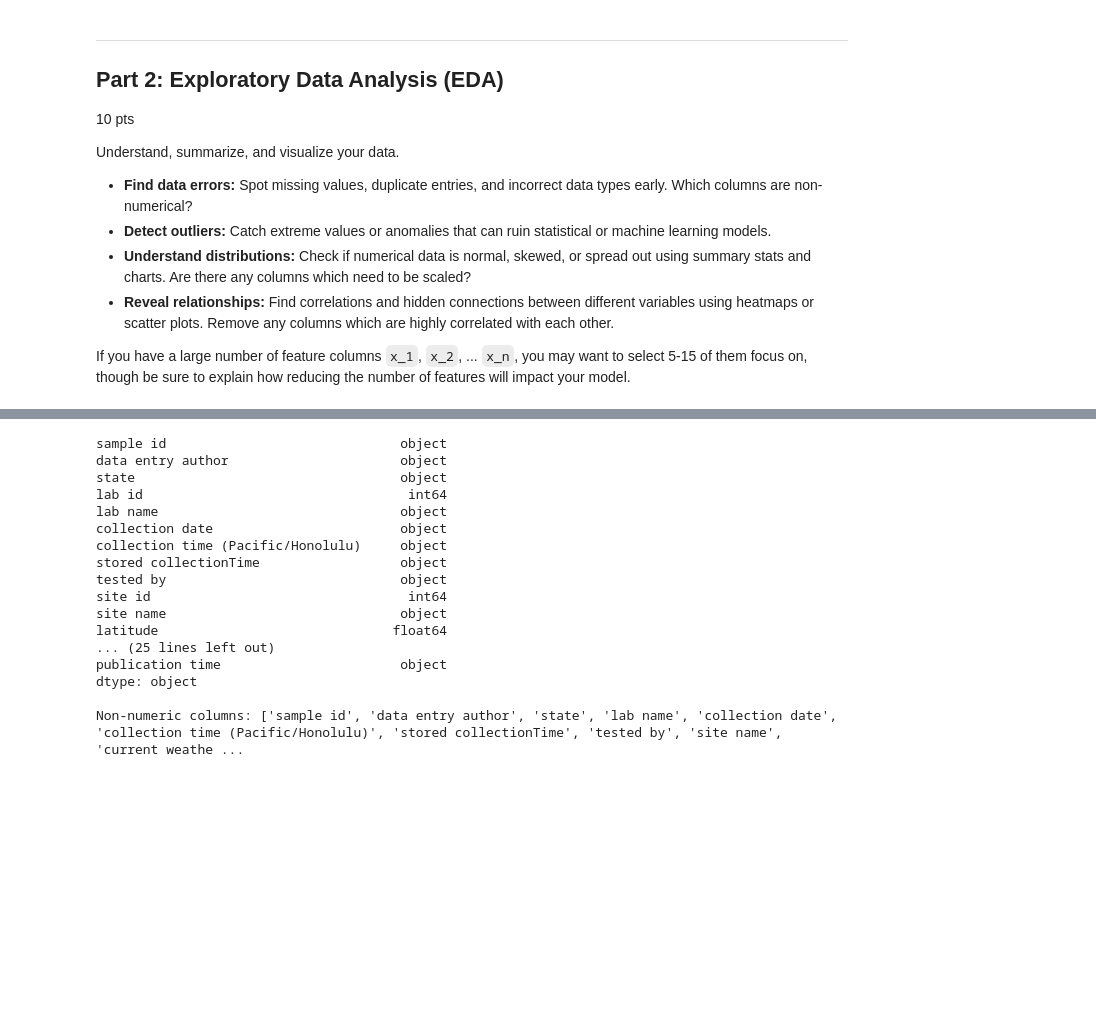
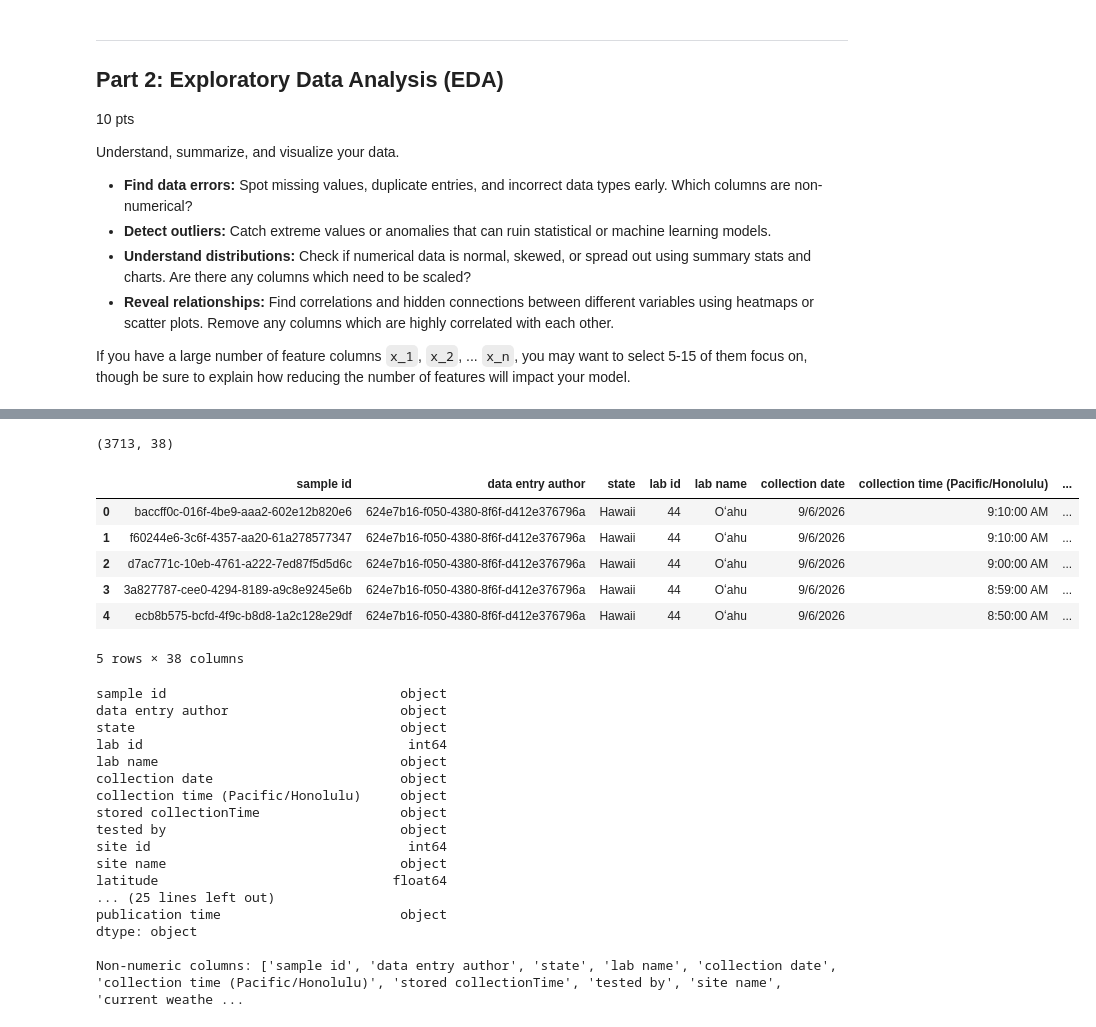
Before and after one commit to aliiilad/Bacteria-Level-Monitor, a Jupyter notebook: notebooks/U02_L050_LRProject.ipynb, the cells around one changed output, grey strips where cells are left out. Saved outputs shown, nothing was run; the diff lists cells and outputs as text; code cells hidden in the pictures; blank space fills up the shorter version.

```diff
--- a/notebooks/U02_L050_LRProject.ipynb
+++ b/notebooks/U02_L050_LRProject.ipynb
@@ -67,12 +78,21 @@ Saving surfrider_raw.csv to surfrider_raw.csv
 # %%
 # Imports and load the raw Surfrider export (one row = one lab result for one site/day).
 import numpy as np
 import pandas as pd
 import matplotlib.pyplot as plt
 
-df = pd.read_csv("surfrider_raw.csv")
+df = pd.read_csv(find_data("surfrider_raw.csv"))
 print(df.shape)
 df.head()
+# %% [output]
+(3713, 38)
+|  | sample id | data entry author | state | lab id | lab name | collection date | collection time (Pacific/Honolulu) | ... |
+| 0 | baccff0c-016f-4be9-aaa2-602e12b820e6 | 624e7b16-f050-4380-8f6f-d412e376796a | Hawaii | 44 | Oʻahu | 9/6/2026 | 9:10:00 AM | ... |
+| 1 | f60244e6-3c6f-4357-aa20-61a278577347 | 624e7b16-f050-4380-8f6f-d412e376796a | Hawaii | 44 | Oʻahu | 9/6/2026 | 9:10:00 AM | ... |
+| 2 | d7ac771c-10eb-4761-a222-7ed87f5d5d6c | 624e7b16-f050-4380-8f6f-d412e376796a | Hawaii | 44 | Oʻahu | 9/6/2026 | 9:00:00 AM | ... |
+| 3 | 3a827787-cee0-4294-8189-a9c8e9245e6b | 624e7b16-f050-4380-8f6f-d412e376796a | Hawaii | 44 | Oʻahu | 9/6/2026 | 8:59:00 AM | ... |
+| 4 | ecb8b575-bcfd-4f9c-b8d8-1a2c128e29df | 624e7b16-f050-4380-8f6f-d412e376796a | Hawaii | 44 | Oʻahu | 9/6/2026 | 8:50:00 AM | ... |
+5 rows × 38 columns
 # %%
 # --- 2.1 Structure & data types: which columns are non-numerical? ---
 print(df.dtypes)
```
Also changed, not shown: parts of 30 cells of this notebook, 1 other file.
